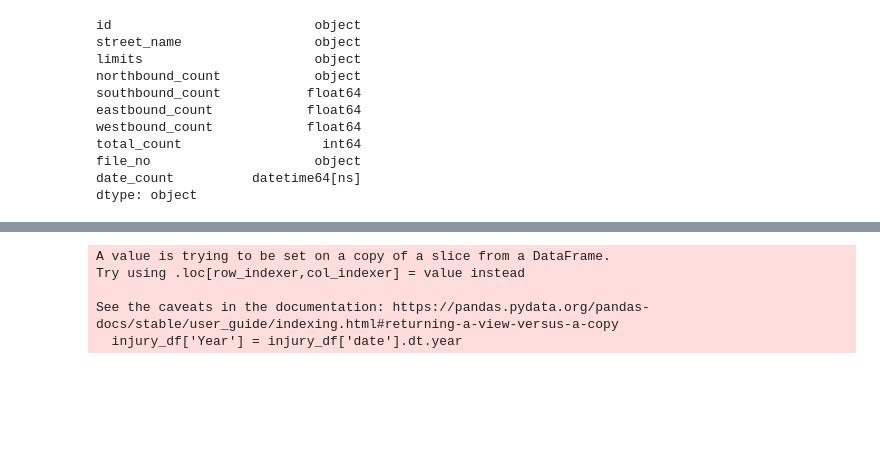
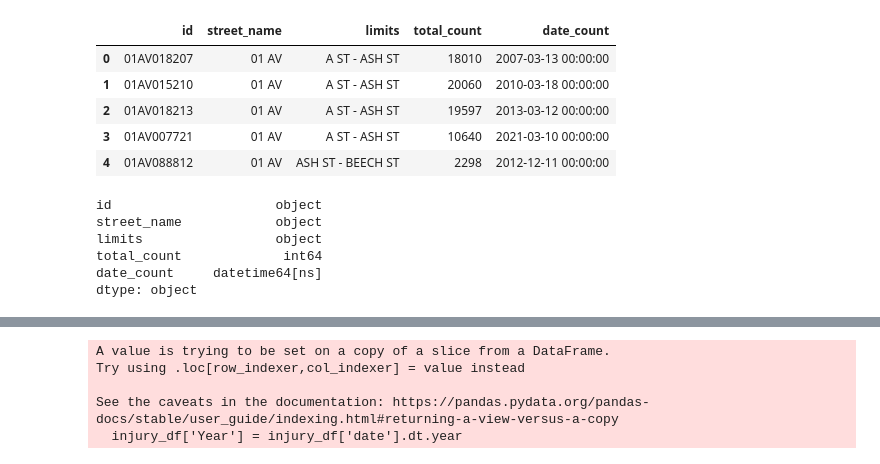
Before and after one commit to LittleAnimal667/sd_crashes, a Jupyter notebook: collisions_cleanup.ipynb, the cells around one changed output, grey strips where cells are left out. Saved outputs shown, nothing was run; the diff lists cells and outputs as text; code cells hidden in the pictures; blank space fills up the shorter version.

```diff
--- a/collisions_cleanup.ipynb
+++ b/collisions_cleanup.ipynb
@@ -20,17 +28,23 @@ df_traffic.head(1)
+# %%
+#drop columns to see only the total traffic counts
+df_traffic.drop(columns=['westbound_count', 'southbound_count', 'eastbound_count', 'northbound_count', 'file_no'], inplace=True)
+df_traffic.head()
+# %% [output]
+|  | id | street_name | limits | total_count | date_count |
+| 0 | 01AV018207 | 01 AV | A ST - ASH ST | 18010 | 2007-03-13 00:00:00 |
+| 1 | 01AV015210 | 01 AV | A ST - ASH ST | 20060 | 2010-03-18 00:00:00 |
+| 2 | 01AV018213 | 01 AV | A ST - ASH ST | 19597 | 2013-03-12 00:00:00 |
+| 3 | 01AV007721 | 01 AV | A ST - ASH ST | 10640 | 2021-03-10 00:00:00 |
+| 4 | 01AV088812 | 01 AV | ASH ST - BEECH ST | 2298 | 2012-12-11 00:00:00 |
 # %%
 df_traffic['date_count'] = pd.to_datetime(df_traffic['date_count'], format='%Y-%m-%d %H:%M:%S')
 df_traffic.dtypes
 # %% [output]
-id                          object
-street_name                 object
-limits                      object
-northbound_count            object
-southbound_count           float64
-eastbound_count            float64
-westbound_count            float64
-total_count                  int64
-file_no                     object
-date_count          datetime64[ns]
+id                     object
+street_name            object
+limits                 object
+total_count             int64
+date_count     datetime64[ns]
 dtype: object
 # %%
 df['date_time'] = pd.to_datetime(df['date_time'], format='%Y-%m-%d %H:%M:%S')
```
Also changed, not shown: parts of 10 cells of this notebook, 6 other files.
